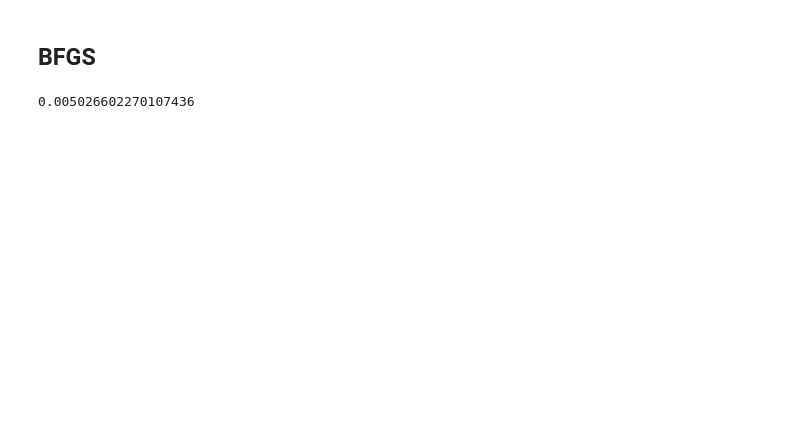
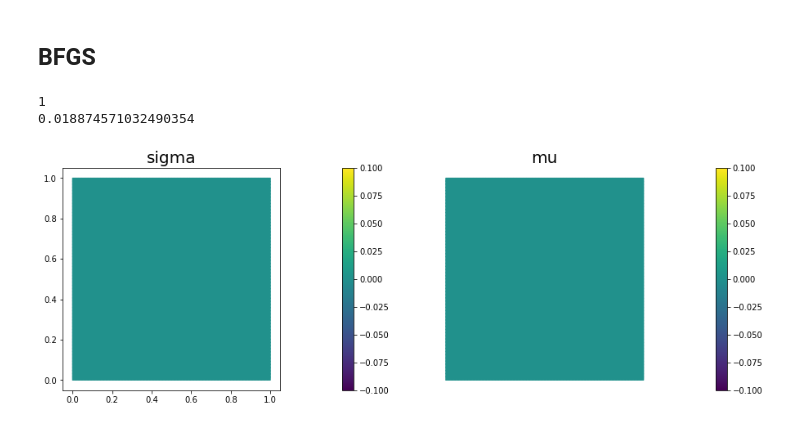
Before and after one commit to sheroze1123/TP-PAT, a Jupyter notebook: TP-PAT.ipynb, the cells around one changed output. Saved outputs shown, nothing was run; the diff lists cells and outputs as text; code cells hidden in the pictures; blank space fills up the shorter version.

```diff
--- a/TP-PAT.ipynb
+++ b/TP-PAT.ipynb
@@ -32,10 +34,10 @@ Vu = FunctionSpace(mesh, 'Lagrange', 2)
 # TODO: Initialize these to the right values
 # The true and inverted parameter
 sigma_true = interpolate(Expression('0.3 + 0.2 * sin(4 * pi * x[0]) * sin(4 * pi * x[1])', degree=5),Vs)
-sigma = interpolate(Expression('0.3', degree=2),Vs)
+sigma = interpolate(Expression('0.3 + 0.2 * sin(4 * pi * x[0]) * sin(4 * pi * x[1])', degree=2),Vs)
 
 mu_true = interpolate(Expression('log(2 + 7*(pow(pow(x[0] - 0.5,2) + pow(x[1] - 0.5,2),0.5) > 0.2))', degree=5),Vs)
-mu = interpolate(Expression('0.3', degree=2),Vs)
+mu = interpolate(Expression('log(2 + 7*(pow(pow(x[0] - 0.5,2) + pow(x[1] - 0.5,2),0.5) > 0.2))', degree=2),Vs)
 
 plt.figure(figsize=(15,5))
 nb.plot(sigma_true, subplot_loc=121, mytitle="True sigma", show_axis='on')
@@ -147,7 +152,8 @@ def gradient(gamma, sigma, mu, Gamma, u, v):
     obj_d_mu = z * Gamma * abs(u) * u * mu_test *  dx + v * abs(u) * u * mu_test * dx - \
         inner(kappa * nabla_grad(mu), nabla_grad(mu_test)) * dx
 
-    return obj_d_sigma, obj_d_mu
+    return assemble(obj_d_sigma), assemble(obj_d_mu)
+
 
 def L_BFGS(sigma, mu):
     '''
@@ -164,42 +170,91 @@ def L_BFGS(sigma, mu):
     y_sigma = deque()
     y_mu = deque()
     rho_sigma = deque()
     rho_mu = deque()
-    alpha_sigma = [] * m
+    alpha_sigma = [0] * m_MAX
+    alpha_mu = [0] * m_MAX
+    converged = False
 
-    while converged:
-        q_sigma, q_mu = gradient(gamma, sigma, mu, Gamma, u, v)
+    q_sigma, q_mu = gradient(gamma, sigma, mu, Gamma, u, v)
+    s_sigma.append(sigma.vector())
+    s_mu.append(mu.vector())
+    y_sigma.append(q_sigma)
+    y_mu.append(q_mu)
+    rho_sigma.append(1.0/y_sigma[-1].inner(s_sigma[-1]))
+    rho_mu.append(1.0/y_mu[-1].inner(s_mu[-1]))
+
+
+    while not converged:
         # TODO: Conditions for convergence
 
         for i in range(0,m):
-            alpha_sigma[i] = rho[i]_sigma *  s_sigma[i].inner(q_sigma)
-            q_sigma = q_sigma - alpha_sigma[i] * y[i]
-
-        gamma_k_sigma = s_sigma[-1].inner(y_sigma[-1])/y_sigma[-1].inner(y_sigma[-1])
-        r_sigma = gamma_k_sigma * q_sigma
+            alpha_sigma[i] = rho_sigma[i] *  s_sigma[i].inner(q_sigma)
+            q_sigma = q_sigma - alpha_sigma[i] * y_sigma[i]
+            alpha_mu[i] = rho_mu[i] *  s_mu[i].inner(q_mu)
+            q_mu = q_mu - alpha_mu[i] * y_mu[i]
 
         gamma_k_sigma = s_sigma[-1].inner(y_sigma[-1])/y_sigma[-1].inner(y_sigma[-1])
         r_sigma = gamma_k_sigma * q_sigma
 
         gamma_k_mu = s_mu[-1].inner(y_mu[-1])/y_mu[-1].inner(y_mu[-1])
         r_mu = gamma_k_mu * q_mu
 
         for i in range(m-1,-1,-1):
             # Iterate backwards
             beta_sigma = rho_sigma[i] * y_sigma[i].inner(r_sigma)
-            r_sigma = r_sigma + s_sigma[i]*(alpha_sigma[i] - beta)
+            r_sigma = r_sigma + s_sigma[i]*(alpha_sigma[i] - beta_sigma)
+            beta_mu = rho_mu[i] * y_mu[i].inner(r_mu)
+            r_mu = r_mu + s_mu[i]*(alpha_mu[i] - beta_mu)
 
         p_sigma_k = -r_sigma
         p_mu_k = -r_mu
 
         # TODO: Satisfy Wolfe conditions for a
-        sigma = sigma + a_sigma * p_sigma_k
-        mu = mu + a_mu * p_mu_k
+        a_sigma = 1
+        a_mu = 1
 
+        sigma.vector()[:] = sigma.vector()[:] + a_sigma * p_sigma_k
+        mu.vector()[:] = mu.vector()[:] + a_mu * p_mu_k
 
+        k += 1
+        print (k)
+        if m < m_MAX:
+            m += 1
 
+        s_sigma.append(a_sigma * p_sigma_k)
+        s_mu.append(a_mu * p_mu_k)
+
+        q_sigma_prev = q_sigma
+        q_mu_prev = q_mu
+        q_sigma, q_mu = gradient(gamma, sigma, mu, Gamma, u, v)
+
+        y_sigma.append(q_sigma - q_sigma_prev)
+        y_mu.append(q_mu - q_mu_prev)
+
+        rho_sigma.append(1.0/y_sigma[-1].inner(s_sigma[-1]))
+        rho_mu.append(1.0/y_mu[-1].inner(s_mu[-1]))
+
+        if k >= m_MAX:
+            s_sigma.popleft()
+            s_mu.popleft()
+            y_sigma.popleft()
+            y_mu.popleft()
+            rho_sigma.popleft()
+            rho_mu.popleft()
+
+        grad_norm = norm(q_sigma) + norm(q_mu)
+        print (grad_norm)
+        plt.figure(figsize=(15,5))
+        nb.plot(sigma, subplot_loc=121, mytitle="sigma", show_axis='on')
+        nb.plot(mu, subplot_loc=122, mytitle="mu")
+        plt.show()
+
+        if grad_norm < 1e-2 or k == 20:
+            converged = True
 
 
 L_BFGS(sigma, mu)
 # %% [output]
-0.005026602270107436
+1
+0.018874571032490354
+[figure, added]
```
Also changed, not shown: parts of 4 cells of this notebook, 2 other files.
